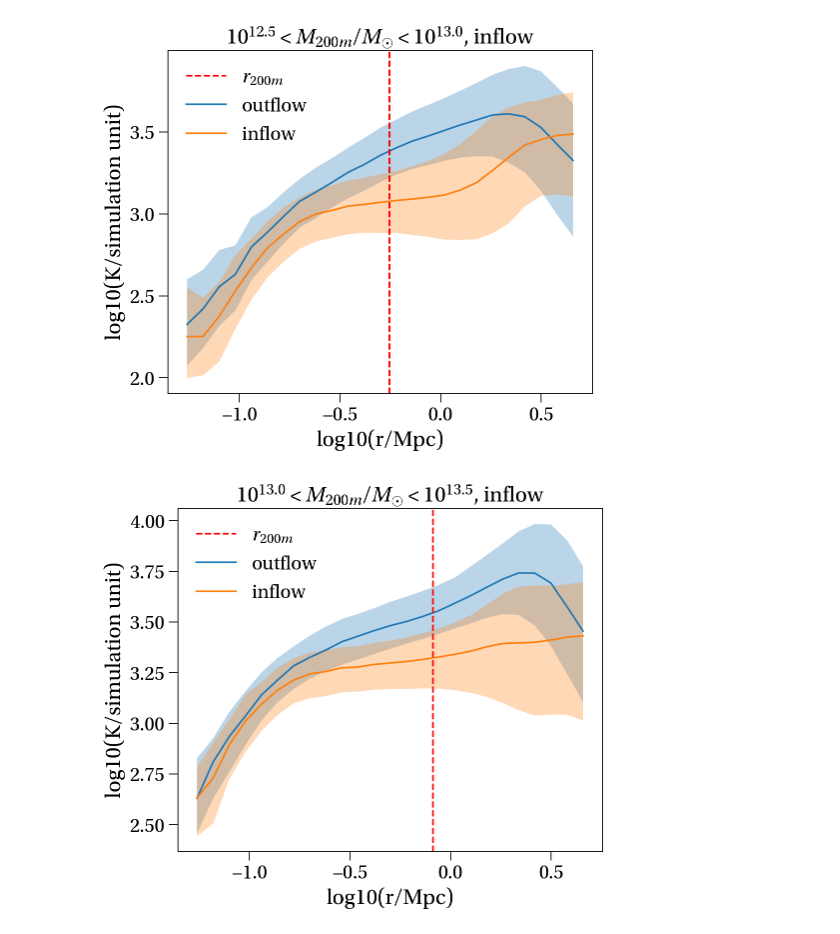
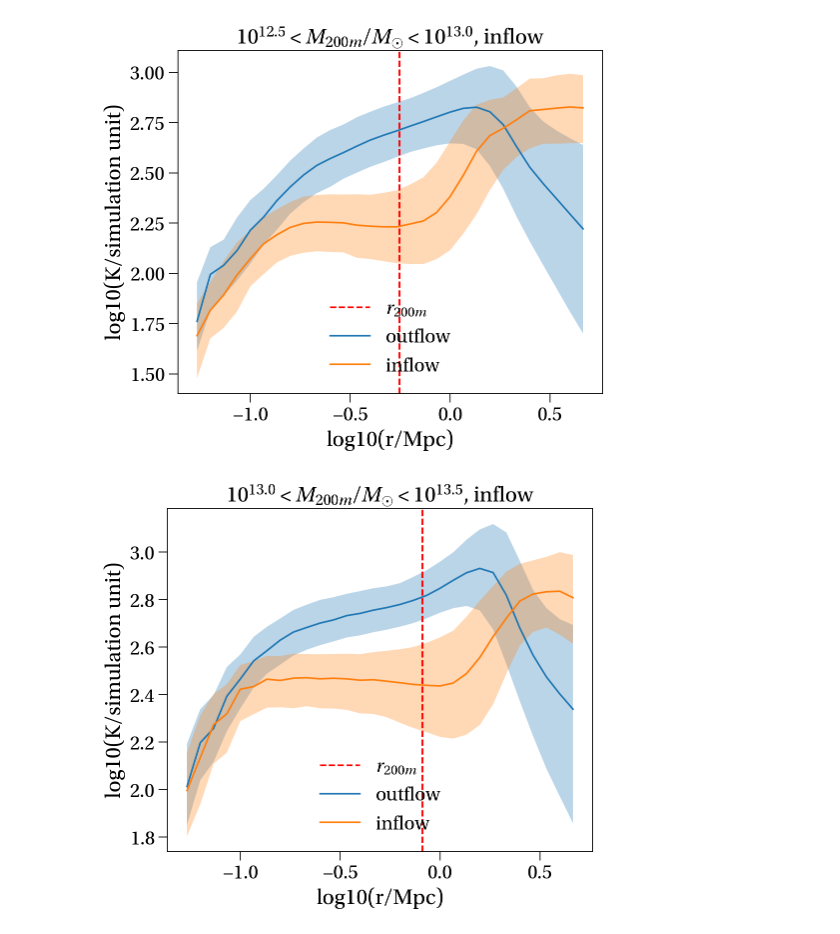
Before and after one commit to apontzen/flamingo_tangos_properties, a Jupyter notebook: entropy-spread-plots.ipynb, the cells around one changed output. Cells and saved outputs as stored; diff of their text form; code cells hidden in the pictures.

```diff
--- a/entropy-spread-plots.ipynb
+++ b/entropy-spread-plots.ipynb
@@ -122,8 +119,8 @@ fa.make_entropy_radius_stack(normed=True, restriction='inflow', M_min=12.5, M_ma
 # %%
-fa.make_entropy_radius_stack_in_and_out()
+fa.make_entropy_radius_stack_in_and_out(M_min=12.5, M_max=13.0, tsnum=4)
 # %% [output]
-[figure, old version]
+[figure, new version]
 # %%
-fa.make_entropy_radius_stack_in_and_out(M_min=13.0, M_max=13.5)
+fa.make_entropy_radius_stack_in_and_out(M_min=13.0, M_max=13.5, tsnum=4)
 # %% [output]
-[figure, old version]
+[figure, new version]
```
Also changed, not shown: parts of 9 cells of this notebook, 5 other files.
